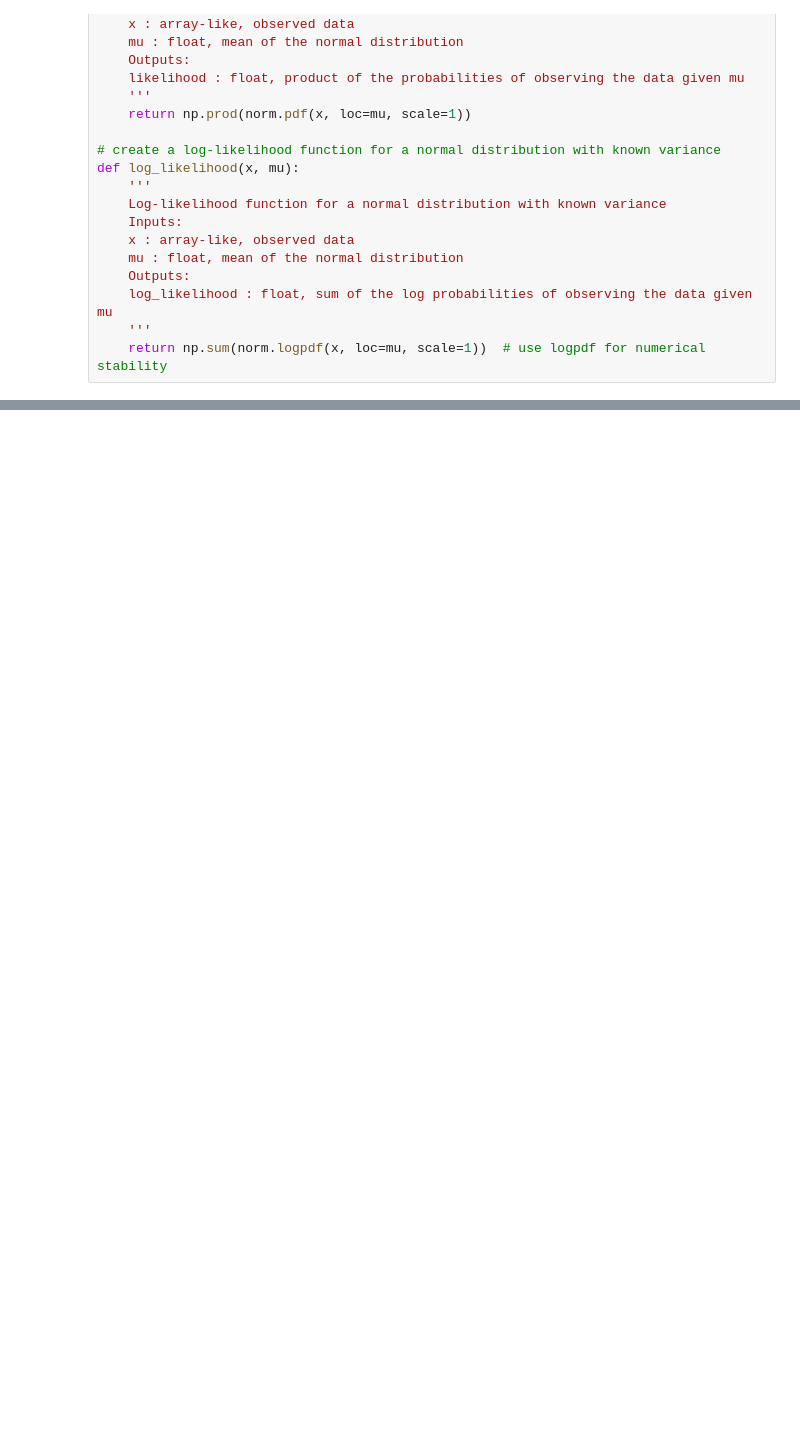
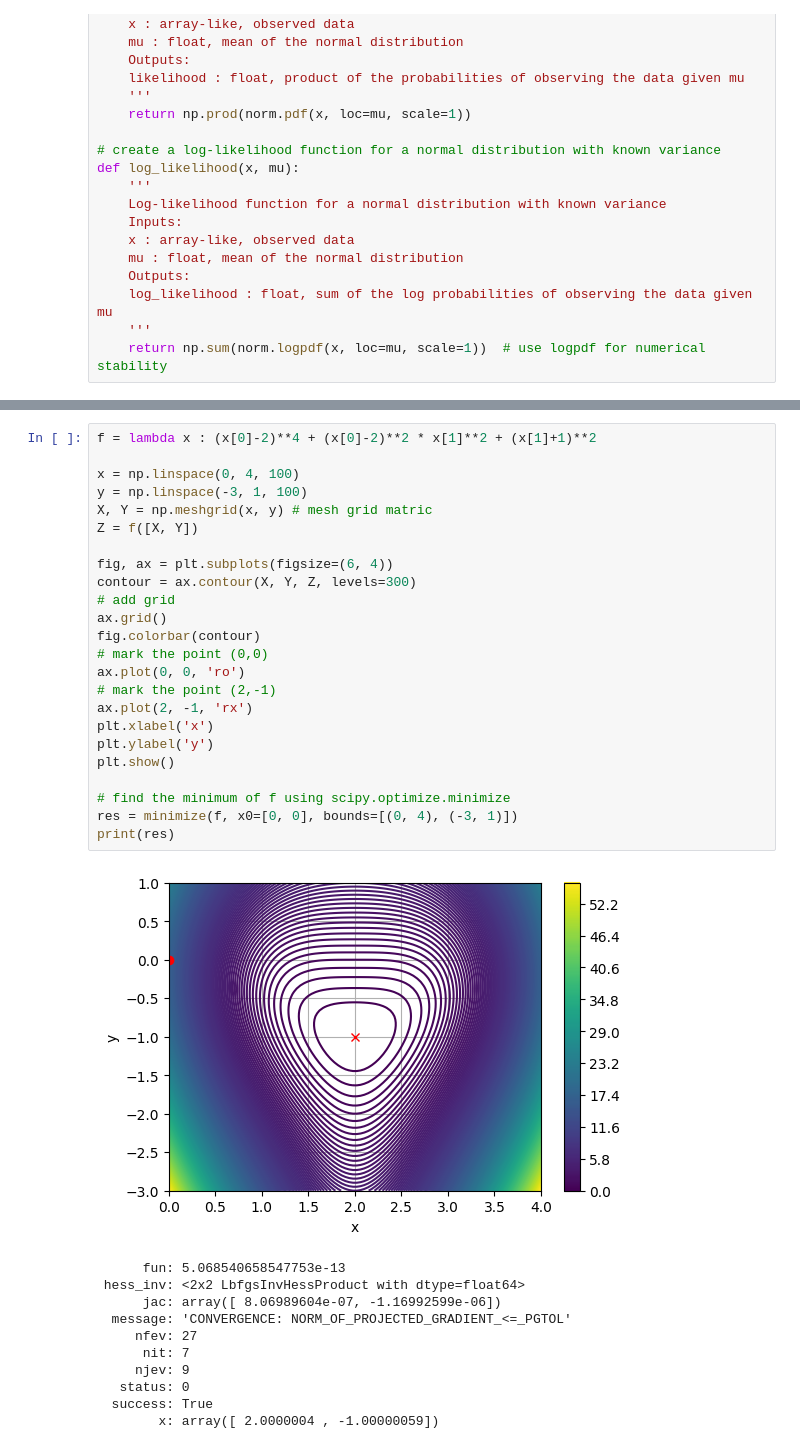
Before and after one commit to ntpuccw/InClassCoding, a Jupyter notebook: gar1015.ipynb, the cells around one changed output, grey strips where cells are left out. Drawn from its saved outputs; the diff is of its cells as text; blank space fills up the shorter version.

```diff
--- a/gar1015.ipynb
+++ b/gar1015.ipynb
@@ -139,0 +159,36 @@ print(x.mean(), x.std())
+# %%
+f = lambda x : (x[0]-2)**4 + (x[0]-2)**2 * x[1]**2 + (x[1]+1)**2
+
+x = np.linspace(0, 4, 100)
+y = np.linspace(-3, 1, 100)
+X, Y = np.meshgrid(x, y) # mesh grid matric
+Z = f([X, Y])
+
+fig, ax = plt.subplots(figsize=(6, 4))
+contour = ax.contour(X, Y, Z, levels=300)
+# add grid
+ax.grid()
+fig.colorbar(contour)
+# mark the point (0,0)
+ax.plot(0, 0, 'ro')
+# mark the point (2,-1)
+ax.plot(2, -1, 'rx')
+plt.xlabel('x')
+plt.ylabel('y')
+plt.show()
+
+# find the minimum of f using scipy.optimize.minimize
+res = minimize(f, x0=[0, 0], bounds=[(0, 4), (-3, 1)])
+print(res)
+# %% [output]
+[figure, added]
+      fun: 5.068540658547753e-13
+ hess_inv: <2x2 LbfgsInvHessProduct with dtype=float64>
+      jac: array([ 8.06989604e-07, -1.16992599e-06])
+  message: 'CONVERGENCE: NORM_OF_PROJECTED_GRADIENT_<=_PGTOL'
+     nfev: 27
+      nit: 7
+     njev: 9
+   status: 0
+  success: True
+        x: array([ 2.0000004 , -1.00000059])
```
Also changed, not shown: parts of 10 cells of this notebook.
